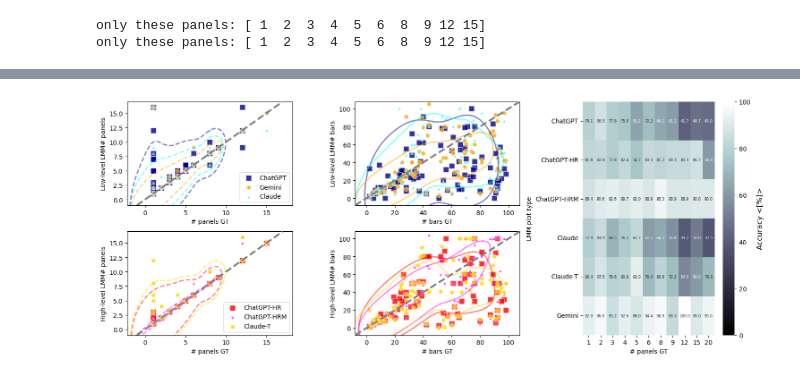
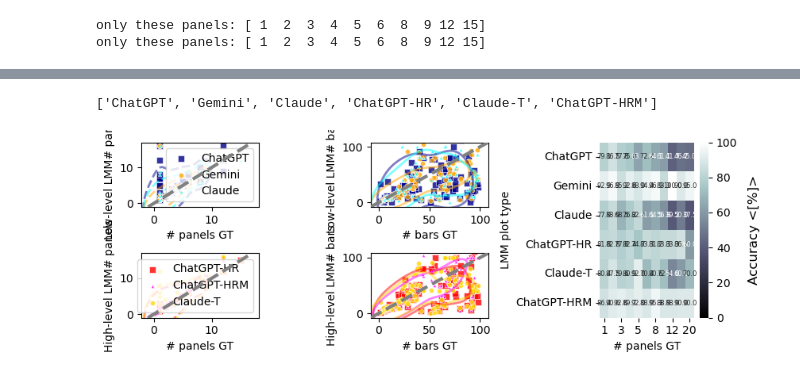
Before and after one commit to ReadingTimeMachine/LLM_VQA_MultiPanel, a Jupyter notebook: figure_notebooks/counting_types_figure.ipynb, the cells around one changed output, grey strips where cells are left out. Cells and saved outputs as stored; diff of their text form; code cells hidden in the pictures.

```diff
--- a/figure_notebooks/counting_types_figure.ipynb
+++ b/figure_notebooks/counting_types_figure.ipynb
@@ -259,6 +302,14 @@ dfcut_high.head(n=2)
+# %%
+# create model order
+model_order = []  # adjust to your model names
+for d in dirs_to_use:
+    model_order.append(replace_names[d.replace('/','')])
+model_order
+# %% [output]
+['ChatGPT', 'Gemini', 'Claude', 'ChatGPT-HR', 'Claude-T', 'ChatGPT-HRM']
 # %%
 fig, axes = plt.subplot_mosaic([['low-npanels', 'low-nbars', 'heatmap'],
-                                 ['high-npanels', 'high-nbars', 'heatmap']], figsize=(15, 6))
+                                 ['high-npanels', 'high-nbars', 'heatmap']], figsize=(8.5, 3))
 
 fudge = 2
 levels = {'npanels':[0.1], 'nbars':[0.5]}
@@ -330,16 +381,6 @@ for modeltype, labels, colors, marker_styles, marker_sizes, name in zip([low_mod
         lmtag = labels[model]
         lmtag = labels[model] + ' ' + q['tag']
         lmm = deepcopy(lmm1)
-        # lmtag_adder = ''
-        # diffnorm = False
-        # if 'norm' in q:
-        #     if 'diff':
-        #         if take_abs:
-        #             lmm = (lmm-gt)/np.abs(gt)
-        #             lmtag_adder = '(LMM-GT)/|GT|'
-        #         else:
-        #             lmm = (lmm-gt)/gt
-        #             lmtag_adder = '(LMM-GT)/GT'
 
         add_kde_contours(axes[name+'-nbars'], gt, lmm, colors[model],
                                         None, marker_styles[model], marker_sizes[model],
@@ -371,6 +412,8 @@ dfplot = dfin
 
 use_average_percent = True
 ylabel_tag = 'LMM ' + q['tag']
+
+iq=0
 
 
 for imodel, model in enumerate(models):
@@ -398,31 +441,32 @@ for imodel, model in enumerate(models):
                 if q['use bar']:
                     counts_df[q['tag']]['use bar'] = True
                     counts_df[q['tag']]['panel'] = iq
                     useBar = True
                     for cname in ['Model', gttag, 'Accuracy <[%]>']:
                         if cname not in counts_df[q['tag']]['df']:
                             counts_df[q['tag']]['df'][cname] = []
                     counts_df[q['tag']]['df']['Model'].extend(np.repeat(model,len(gt)))
                     counts_df[q['tag']]['df'][gttag].extend(deepcopy(gt))
                     counts_df[q['tag']]['df']['Accuracy <[%]>'].extend(deepcopy(lmm))
 
 
 # go back and plot all models-things
 # dfplot = df_low.copy()
 #dfplot = pd.concat([df_low,df_high])
 for k,d in counts_df.items():
     if d['use bar']:
         dfc = pd.DataFrame(d['df'])
         cgt = dfc.columns[~dfc.columns.isin(['Model','Accuracy <[%]>'])][0]
         pivot = dfc.pivot(index='Model', columns=cgt, values='Accuracy <[%]>')
+        pivot = pivot.reindex(model_order)
         sns.heatmap(pivot, annot=True, fmt='.1f', cmap=cmap, vmin=0, vmax=100, ax=axes['heatmap'], annot_kws={'size': 6})
         axes['heatmap'].set_ylabel('LMM '+k)
         cbar = axes['heatmap'].collections[0].colorbar
         cbar.set_label('Accuracy <[%]>', fontsize=12, labelpad=10)
 
 
 fig.tight_layout()
 
 fig.savefig(save_fig_dir + 'simple_count_and_type.pdf')
 # %% [output]
-[figure, old version]
+[figure, new version]
```
Also changed, not shown: parts of 7 cells of this notebook.
